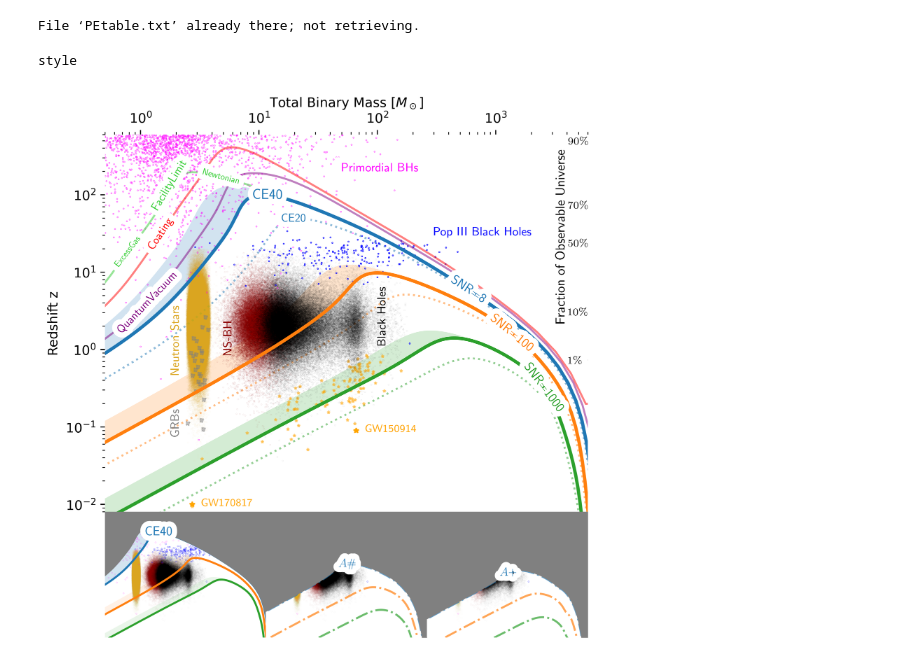
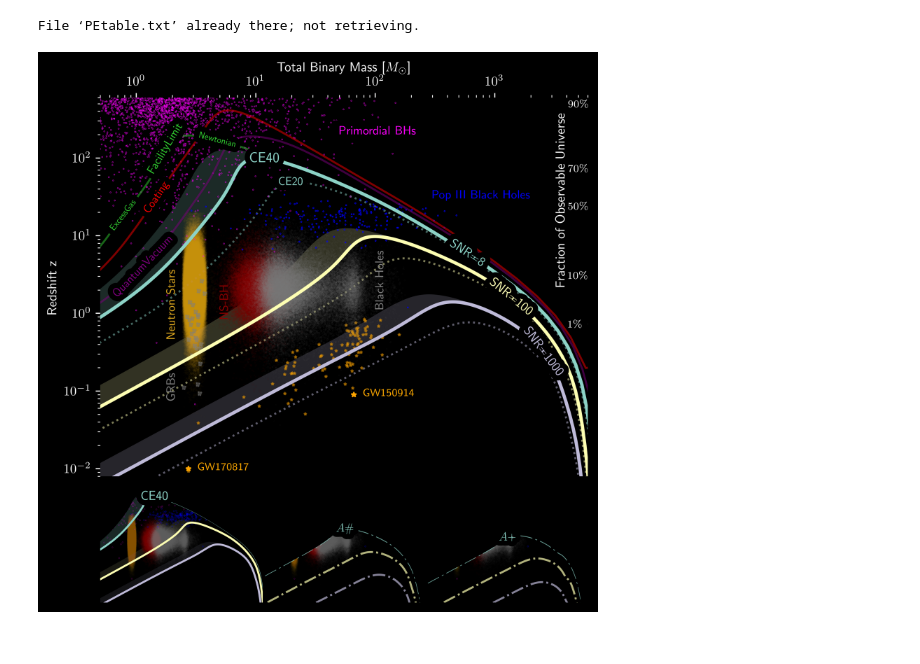
Before and after one commit to sugwg/ce-plots, a Jupyter notebook: ce_horizon.ipynb, the cells around one changed output. Cells and saved outputs as stored; diff of their text form; code cells hidden in the pictures.

```diff
--- a/ce_horizon.ipynb
+++ b/ce_horizon.ipynb
@@ -251,7 +251,7 @@ from matplotlib import ticker
 from labellines import labelLine, labelLines, labelLine
 from scipy.interpolate import interp1d
 
-style = 'white'
+style = 'whi'
 if style == 'white':
     plt.style.use('default')
     print('style')
@@ -341,12 +341,6 @@ for snr, alpha, spos, lt, ltp in zip(snrs, [1, 0.5, 0.5, 0.5],
     src_mass = det_masses * 2.0 / (1 + z)
     p1 = axs[0].plot(src_mass, z, alpha=1.0, linestyle='-', linewidth=2.5, zorder=999)
     i1 = interp1d(src_mass, z, fill_value='extrapolate')
-
-    ## 40k - lf
-    #z = redshift(numpy.array(signal_amp["CE:LowFreq"]) / snr)
-    #src_mass = det_masses * 2.0 / (1 + z)
-    #p2 = axs[0].plot(src_mass, z,
-    #        color=p1[-1].get_color(), alpha=0.7, linestyle='dashed')
 
     # 40k HP PM
     z = redshift(numpy.array(signal_amp['CE:LowFreqHighPower']) / snr)
@@ -467,7 +461,6 @@ m = Merger("GW150914")
 x, y = m.mass1 + m.mass2, m.redshift
 axs[0].plot(x, y, '*', color='orange', markersize=4, zorder=10)
 axs[0].text(x*1.2, y/1.05, 'GW150914', fontsize=8, color='orange', zorder=9)
-
 axs[0].scatter(cat_mtotal, cat_redshift, marker='*',
                s=3,
                color='orange', alpha=0.5)
@@ -485,32 +478,31 @@ for i, ax in enumerate(axs):
     ax.scatter(popthree['mass'], popthree['redshift'], color='blue', s=0.1 * fac, alpha=1.0)
 
     ax.scatter(pbh['mass'], pbh['redshift'],
                color='magenta', s=0.15 * fac, alpha=1.0, marker='.', rasterized=True)
 
     ax.scatter(nsbh['mass'], nsbh['redshift'],
                color='darkred', s=0.05 * fac,
                alpha=0.2, marker='.', zorder=-1, rasterized=True)
 
 
 axs[0].text(1.8, .5, 'Neutron Stars', rotation=90, fontsize=9, color='goldenrod')
 axs[0].text(5, .9, 'NS-BH', rotation=90, fontsize=9, color='darkred')
 axs[0].text(100.0, 1.2, 'Black Holes', rotation=90, fontsize=9, color=bhcolor)
 axs[0].text(300.0, 30, 'Pop III Black Holes', fontsize=9, color='blue')
 axs[0].text(50, 200, 'Primordial BHs', fontsize=9,
             color='magenta', backgroundcolor=bgcolor)
 
 
 ############short grbs with redshift from Swift ########
 
 axs[0].scatter((bns['srcmass1'] + bns['srcmass2'])[0:len(grb_z)],
                grb_z, color='grey',
                linestyle='dotted', marker='.', alpha=0.5)
 axs[0].text(1.8, 0.08, 'GRBs', fontsize=9, rotation=90,
             color='gray')
 
 fig.subplots_adjust(wspace=0, hspace=0)
 plt.tight_layout()
 plt.savefig('znb.pdf')
 # %% [output]
-style
-[figure, old version]
+[figure, new version]
```
